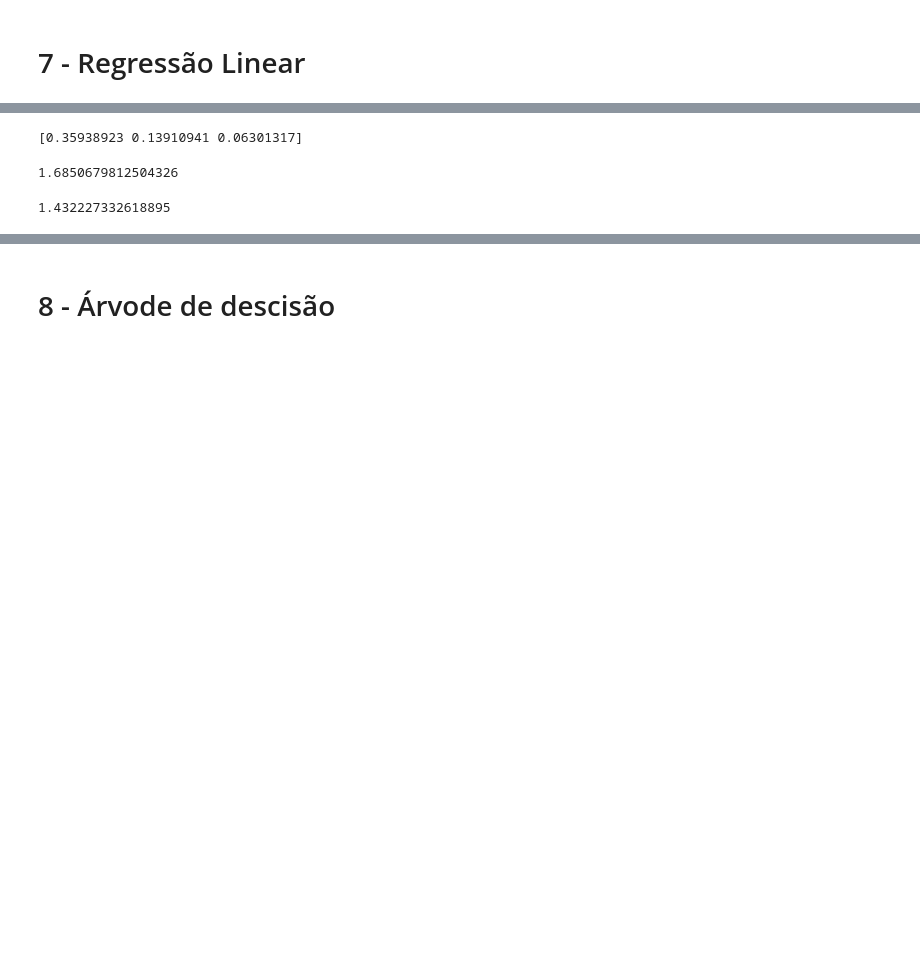
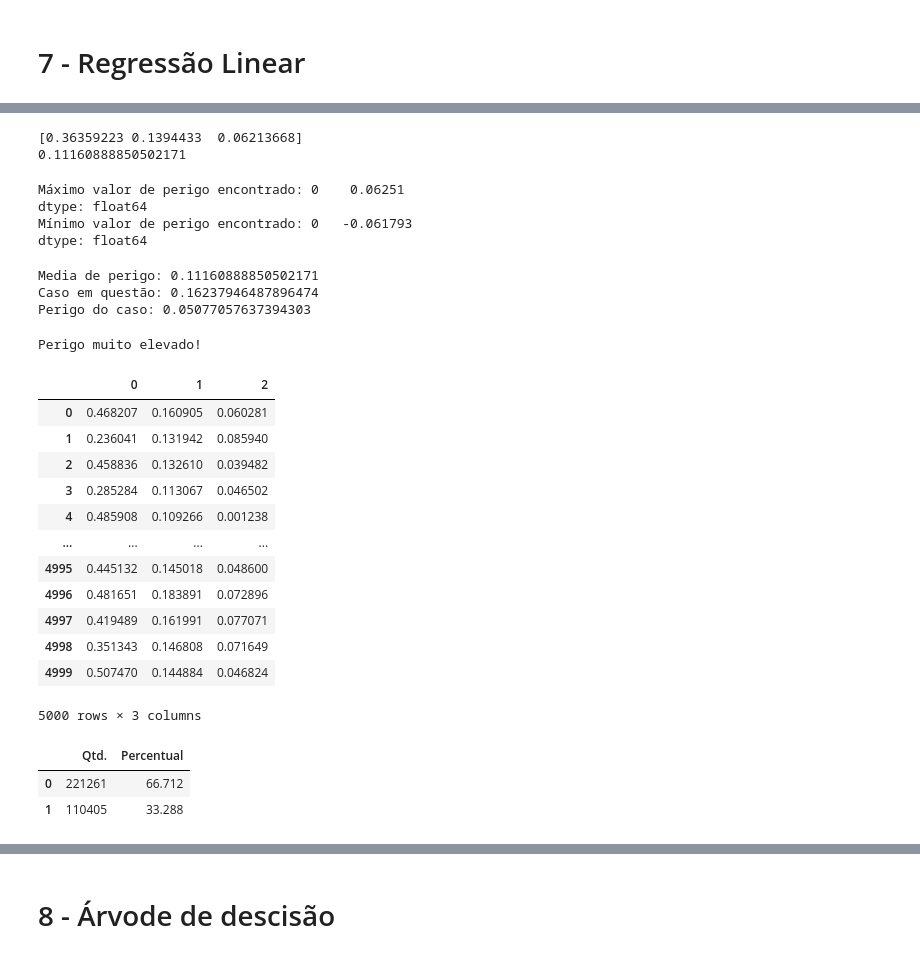
Before and after one commit to RenoirSampaio/DS-FinalProject, a Jupyter notebook: DS_FinalProject.ipynb, the cells around one changed output, grey strips where cells are left out. Drawn from its saved outputs; the diff is of its cells as text; code cells hidden in the pictures; blank space fills up the shorter version.

Commit message:
Teste de perigo com saída de regressão

```diff
--- a/DS_FinalProject.ipynb
+++ b/DS_FinalProject.ipynb
@@ -525,12 +523,74 @@ plt.plot(ynew,'*-')
 #'feridos_leves','feridos_graves','mortos'
 medias = np.mean(ynew,axis=0)
 print(medias)
-medias[0]*1+medias[1]*5+medias[2]*10
+media_pesos = (medias[0] + medias[1]*2.5 + medias[2]*6.5)/10
+print(media_pesos)
+# Tratar isso com uma média geral
+# Os pesos dão mais importância aos casos mais raros
 # %% [output]
-[0.35938923 0.13910941 0.06301317]
+[0.36359223 0.1394433  0.06213668]
+0.11160888850502171
-1.6850679812504326
-# %%
-caso = ynew[0]
-caso[0]*1+caso[1]*5+caso[2]*10
-# %% [output]
-1.432227332618895
+# %%
+# Tabela com todos os perigos dos casos testados
+tabela_perigos = []
+for i in range(ynew.shape[0]):
+  caso = ynew[i]
+  caso_pesos = (caso[0] + caso[1]*2.5 + caso[2]*6.5)/10
+  tabela_perigos.append(caso_pesos - media_pesos)
+tabela_perigos = pd.DataFrame(tabela_perigos)
+print(f'Máximo valor de perigo encontrado: {tabela_perigos.max()}')
+print(f'Mínimo valor de perigo encontrado: {tabela_perigos.min()}')
+# %% [output]
+Máximo valor de perigo encontrado: 0    0.06251
+dtype: float64
+Mínimo valor de perigo encontrado: 0   -0.061793
+dtype: float64
+# %%
+# Teste de caso
+caso = ynew[1005] # Exemplo
+caso_pesos = (caso[0] + caso[1]*2.5 + caso[2]*6.5)/10
+perigo_do_caso = caso_pesos - media_pesos
+print(f'Media de perigo: {media_pesos}')
+print(f'Caso em questão: {caso_pesos}')
+print(f'Perigo do caso: {perigo_do_caso}')
+# %% [output]
+Media de perigo: 0.11160888850502171
+Caso em questão: 0.16237946487896474
+Perigo do caso: 0.05077057637394303
+# %%
+# Com base no que foi visto anteriormente teremos os ídices
+# de perigo para cada caso
+if perigo_do_caso >= 0.035:
+  print("Perigo muito elevado!")
+elif perigo_do_caso >= 0.01:
+  print("Perigo acima da média")
+elif perigo_do_caso <= -0.035:
+  print("Perigo baixo")
+elif perigo_do_caso <= -0.01:
+  print("Perigo abaixo da média")
+else:
+  print("Perigo médio")
+# %% [output]
+Perigo muito elevado!
+# %%
+pd.DataFrame(ynew)
+# %% [output]
+|  | 0 | 1 | 2 |
+| 0 | 0.468207 | 0.160905 | 0.060281 |
+| 1 | 0.236041 | 0.131942 | 0.085940 |
+| 2 | 0.458836 | 0.132610 | 0.039482 |
+| 3 | 0.285284 | 0.113067 | 0.046502 |
+| 4 | 0.485908 | 0.109266 | 0.001238 |
+| ... | ... | ... | ... |
+| 4995 | 0.445132 | 0.145018 | 0.048600 |
+| 4996 | 0.481651 | 0.183891 | 0.072896 |
+| 4997 | 0.419489 | 0.161991 | 0.077071 |
+| 4998 | 0.351343 | 0.146808 | 0.071649 |
+| 4999 | 0.507470 | 0.144884 | 0.046824 |
+5000 rows × 3 columns
+# %%
+freq(df.feridos_leves, plot=True)
+# %% [output]
+|  | Qtd. | Percentual |
+| 0 | 221261 | 66.712 |
+| 1 | 110405 | 33.288 |
```
Also changed, not shown: parts of 15 cells of this notebook.
